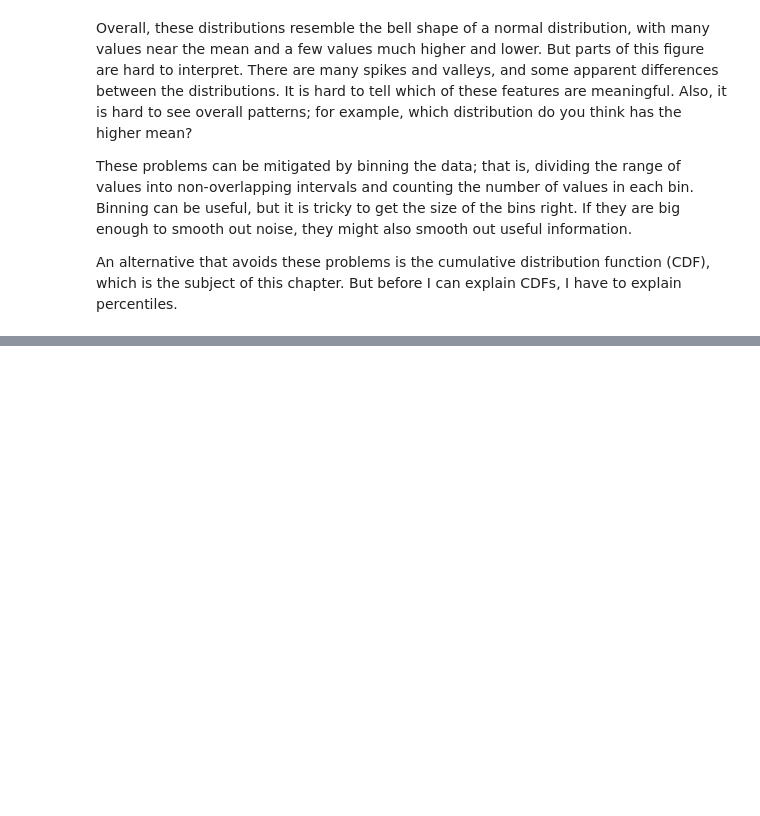
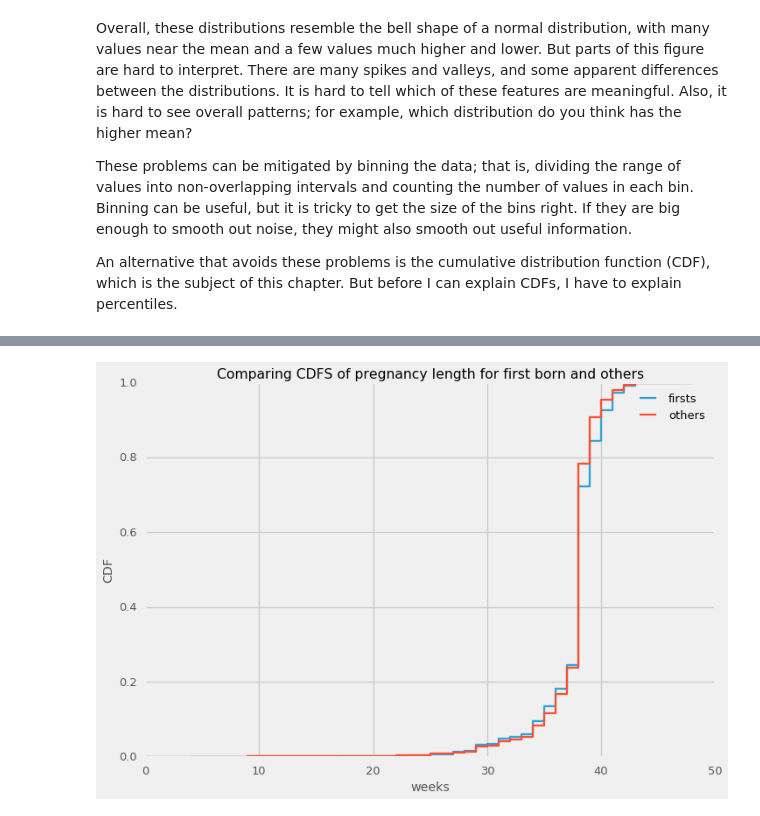
Before and after one commit to doolingdavid/ThinkStats2, a Jupyter notebook: code/thoroughnotes.ipynb, the cells around one changed output, grey strips where cells are left out. Cells and saved outputs as stored; diff of their text form; code cells hidden in the pictures; blank space fills up the shorter version.

```diff
--- a/code/thoroughnotes.ipynb
+++ b/code/thoroughnotes.ipynb
@@ -2020,0 +2084,11 @@ An alternative that avoids these problems is the cumulative distribution functio
+# %%
+firstsprglngthcdf = firsts.prglngth.value_counts(normalize=True).sort_index().cumsum()
+othersprglngthcdf = others.prglngth.value_counts(normalize=True).sort_index().cumsum()
+ax = firstsprglngthcdf.plot(drawstyle='steps',label='firsts')
+othersprglngthcdf.plot(drawstyle='steps',label='others')
+plt.xlabel('weeks')
+plt.ylabel('CDF')
+plt.title('Comparing CDFS of pregnancy length for first born and others')
+plt.legend();
+# %% [output]
+[figure, added]
```
Also changed, not shown: parts of 10 cells of this notebook.
